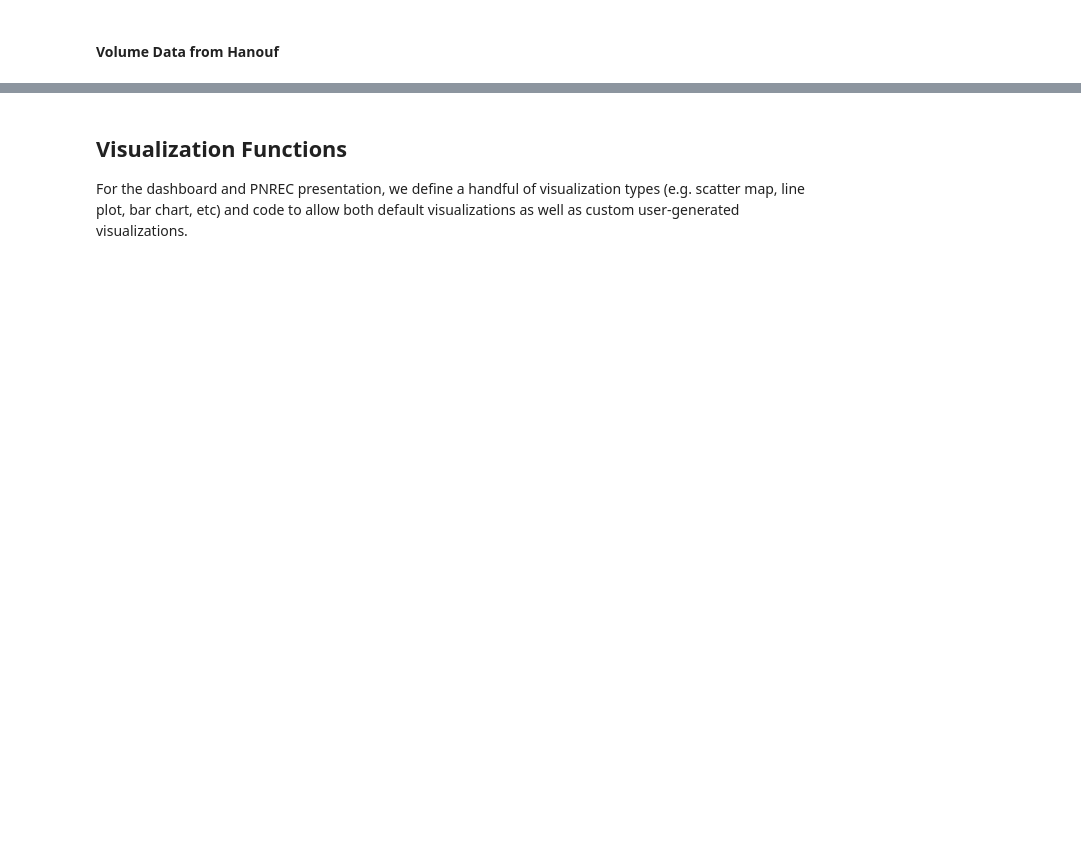
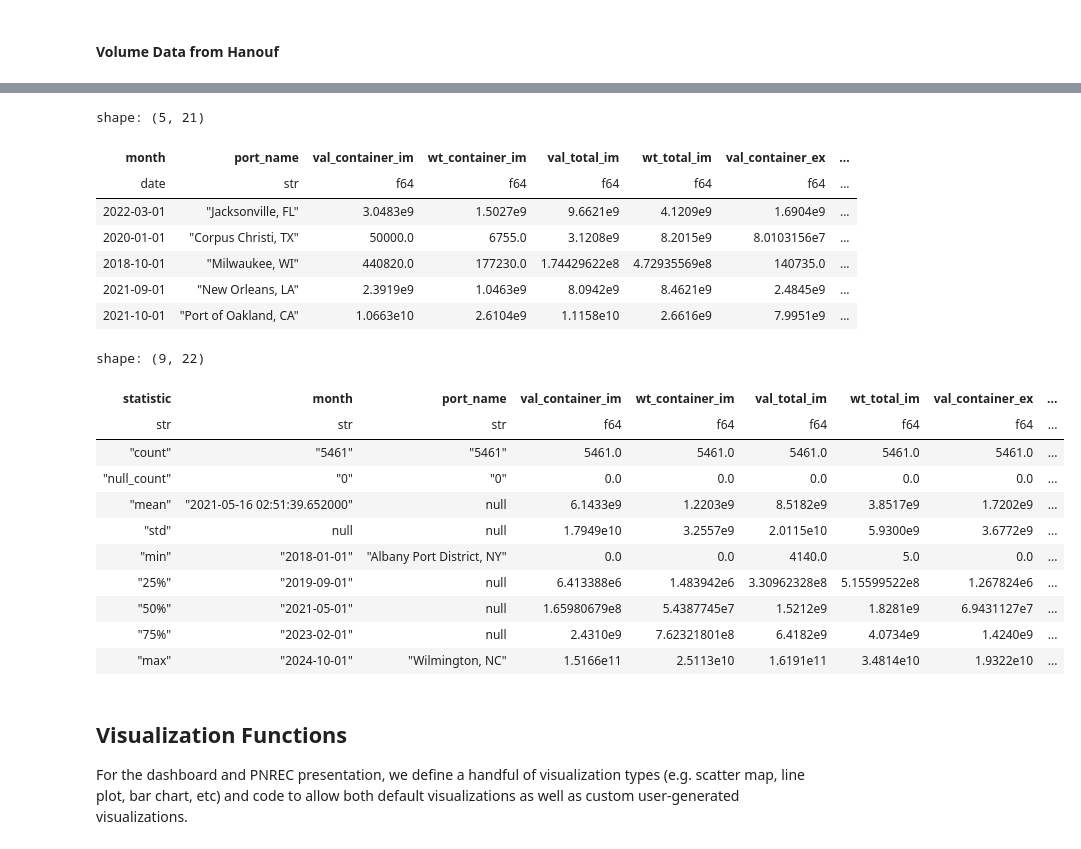
Before and after one commit to epistemetrica/Port-Performance-Project, a Jupyter notebook: PNREC/pnrec.ipynb, the cells around one changed output, grey strips where cells are left out. Cells and saved outputs as stored; diff of their text form; code cells hidden in the pictures; blank space fills up the shorter version.

Commit message:
dev: add values and weights to stats

```diff
--- a/PNREC/pnrec.ipynb
+++ b/PNREC/pnrec.ipynb
@@ -81,3 +118,0 @@ shape: (5, 15)
-# %%
-exportvol_df = pl.read_csv('../port data/volumes/portexports.csv', infer_schema_length=0)
-exportvol_df.head()
@@ -92,0 +119,70 @@ shape: (5, 15)
+# %%
+#combine import and export data
+volumes_df = (
+    importvol_df
+    .join(exportvol_df, on=['date', 'port_name'], how='inner', suffix='_export')
+    #sum weights and values
+    .with_columns(
+        (pl.col('val_container_im') + pl.col('val_container_ex'))
+        .alias('val_container_total'),
+        (pl.col('wt_container_im') + pl.col('wt_container_ex'))
+        .alias('wt_container_total'),
+        (pl.col('val_total_im') + pl.col('val_total_ex'))
+        .alias('val_total'),
+        (pl.col('wt_total_im') + pl.col('wt_total_ex'))
+        .alias('wt_total')
+    )
+    #computer bulk (non-container) values and weights for import and export
+    .with_columns(
+        #totals
+        (pl.col('val_total') - pl.col('val_container_total'))
+        .alias('val_bulk'),
+        (pl.col('wt_total') - pl.col('wt_container_total'))
+        .alias('wt_bulk_total'),
+        #bulk import and export values and weights
+        (pl.col('val_total_ex') - pl.col('val_container_ex'))
+        .alias('val_bulk_ex'),
+        (pl.col('wt_total_ex') - pl.col('wt_container_ex'))
+        .alias('wt_bulk_ex'),
+        (pl.col('val_total_im') - pl.col('val_container_im'))
+        .alias('val_bulk_im'),
+        (pl.col('wt_total_im') - pl.col('wt_container_im'))
+        .alias('wt_bulk_im')
+    )
+    #add port group for NWSPA and San Pedro Ports
+    .with_columns(
+        pl.when(pl.col('port_name').is_in(['Seattle, WA', 'Tacoma, WA']))
+        .then(pl.lit('NW Seaport Alliance'))
+        .when(pl.col('port_name').is_in(['Port of Los Angeles, CA',
+                                         'Port of Long Beach, CA']))
+        .then(pl.lit('San Pedro Ports'))
+        .otherwise(pl.col('port_name'))
+        .alias('port_group')
+    )
+    #rename date to month
+    .rename({'date': 'month'})
+)
+#inspect
+display(volumes_df.head())
+volumes_df.describe()
+# %% [output]
+shape: (5, 21)
+| month | port_name | val_container_im | wt_container_im | val_total_im | wt_total_im | val_container_ex | ... |
+| date | str | f64 | f64 | f64 | f64 | f64 | ... |
+| 2022-03-01 | "Jacksonville, FL" | 3.0483e9 | 1.5027e9 | 9.6621e9 | 4.1209e9 | 1.6904e9 | ... |
+| 2020-01-01 | "Corpus Christi, TX" | 50000.0 | 6755.0 | 3.1208e9 | 8.2015e9 | 8.0103156e7 | ... |
+| 2018-10-01 | "Milwaukee, WI" | 440820.0 | 177230.0 | 1.74429622e8 | 4.72935569e8 | 140735.0 | ... |
+| 2021-09-01 | "New Orleans, LA" | 2.3919e9 | 1.0463e9 | 8.0942e9 | 8.4621e9 | 2.4845e9 | ... |
+| 2021-10-01 | "Port of Oakland, CA" | 1.0663e10 | 2.6104e9 | 1.1158e10 | 2.6616e9 | 7.9951e9 | ... |
+shape: (9, 22)
+| statistic | month | port_name | val_container_im | wt_container_im | val_total_im | wt_total_im | val_container_ex | ... |
+| str | str | str | f64 | f64 | f64 | f64 | f64 | ... |
+| "count" | "5461" | "5461" | 5461.0 | 5461.0 | 5461.0 | 5461.0 | 5461.0 | ... |
+| "null_count" | "0" | "0" | 0.0 | 0.0 | 0.0 | 0.0 | 0.0 | ... |
+| "mean" | "2021-05-16 02:51:39.652000" | null | 6.1433e9 | 1.2203e9 | 8.5182e9 | 3.8517e9 | 1.7202e9 | ... |
+| "std" | null | null | 1.7949e10 | 3.2557e9 | 2.0115e10 | 5.9300e9 | 3.6772e9 | ... |
+| "min" | "2018-01-01" | "Albany Port District, NY" | 0.0 | 0.0 | 4140.0 | 5.0 | 0.0 | ... |
+| "25%" | "2019-09-01" | null | 6.413388e6 | 1.483942e6 | 3.30962328e8 | 5.15599522e8 | 1.267824e6 | ... |
+| "50%" | "2021-05-01" | null | 1.65980679e8 | 5.4387745e7 | 1.5212e9 | 1.8281e9 | 6.9431127e7 | ... |
+| "75%" | "2023-02-01" | null | 2.4310e9 | 7.62321801e8 | 6.4182e9 | 4.0734e9 | 1.4240e9 | ... |
+| "max" | "2024-10-01" | "Wilmington, NC" | 1.5166e11 | 2.5113e10 | 1.6191e11 | 3.4814e10 | 1.9322e10 | ... |
```
Also changed, not shown: parts of 32 cells of this notebook, 15 other files.
